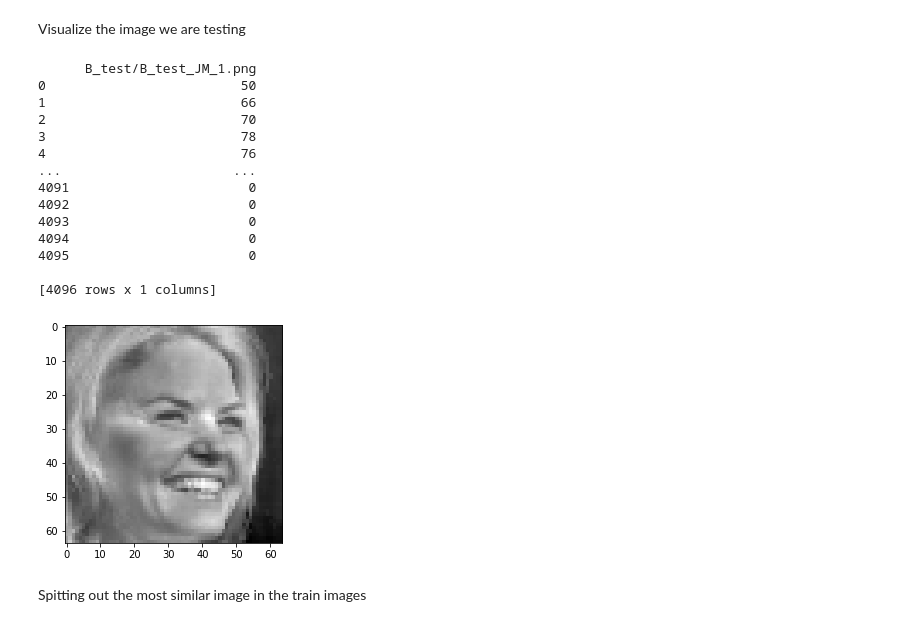
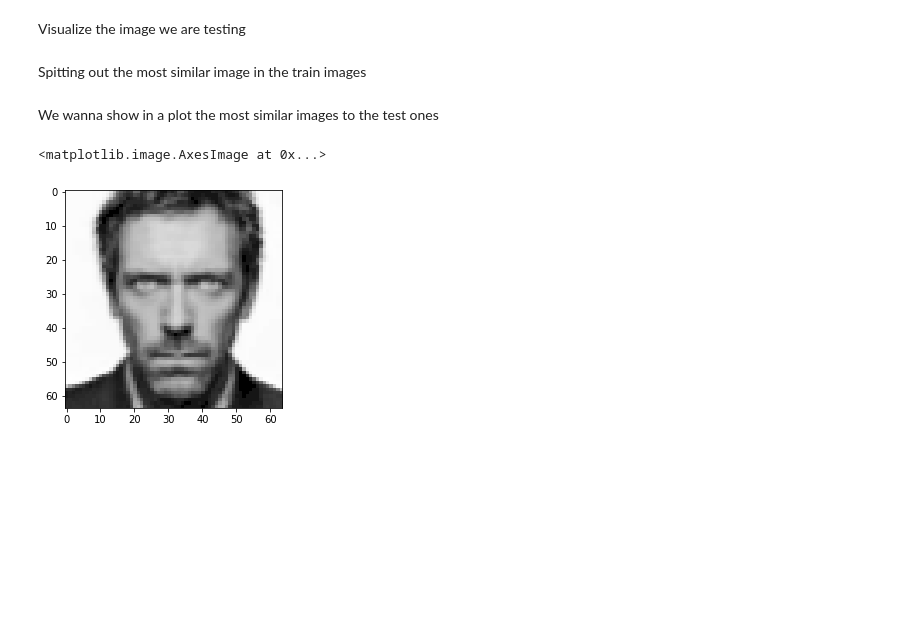
Before and after one commit to Nicocro/CV_Assignments, a Jupyter notebook: 4_2_Learning_features_from_data.ipynb, the cells around one changed output. Drawn from its saved outputs; the diff is of its cells as text; code cells hidden in the pictures; blank space fills up the shorter version.

```diff
--- a/4_2_Learning_features_from_data.ipynb
+++ b/4_2_Learning_features_from_data.ipynb
@@ -382,29 +430,2 @@ def simil(trainfaces_df, testface, k_components):
 # %% [markdown]
 Visualize the image we are testing
-# %%
- trial_img = cv2.imread('/content/drive/My Drive/Computer Vision/CV_dataset/B_test/B_test_JM_1.png', cv2.IMREAD_GRAYSCALE)
- trial_face = pd.Series(trial_img.flatten(),name = path.replace("/content/drive/My Drive/Computer Vision/CV_dataset/",""))
-
- centered_test_face = trial_face.subtract(faces_mean)
-
- trial_imageshaped = np.reshape(np.array(centered_test_face), (64,64))
- plt.imshow(trial_imageshaped, cmap='gray')
-
- df_trial_face = pd.DataFrame(trial_face)
- print(df_trial_face)
-# %% [output]
-      B_test/B_test_JM_1.png
-0                         50
-1                         66
-2                         70
-3                         78
-4                         76
-...                      ...
-4091                       0
-4092                       0
-4093                       0
-4094                       0
-4095                       0
-
-[4096 rows x 1 columns]
-[figure, removed]
@@ -411,3 +434,18 @@ Visualize the image we are testing
 # %% [markdown]
 Spitting out the most similar image in the train images
+# %% [markdown]
+We wanna show in a plot the most similar images to the test ones
+# %%
+path = '/content/drive/My Drive/Computer Vision/CV_dataset/SubjectC_HL/HL_0.png'
+trial_img = cv2.imread(path, cv2.IMREAD_GRAYSCALE)
+trial_face = pd.Series(trial_img.flatten(),name = path.replace("/content/drive/My Drive/Computer Vision/CV_dataset/SubjectD_MR/",""))
+trial_imageshaped = np.reshape(np.array(trial_img), (64,64))
+plt.imshow(trial_imageshaped, cmap='gray')
+  #df_trial_face = pd.DataFrame(trial_face)
+    #print('is similar to:')
+    #simil(faces, trial_face, 19)
+ #print(df_trial_face)
+# %% [output]
+<matplotlib.image.AxesImage at 0x...>
+[figure, added]
 # %%
```
Also changed, not shown: parts of 21 cells of this notebook.
